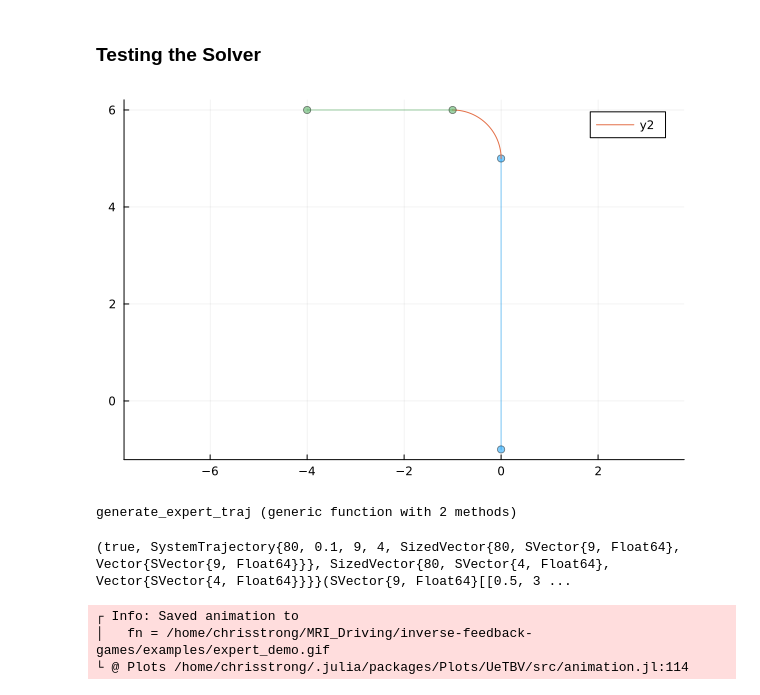
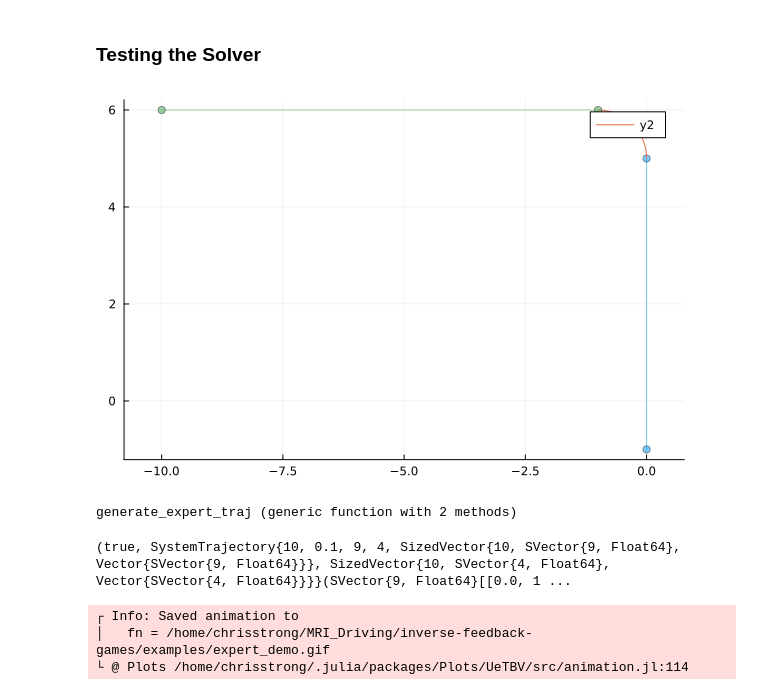
Before and after one commit to jamesjingqili/inverse-feedback-games, a Jupyter notebook: examples/turning.ipynb, the cells around one changed output. Saved outputs shown, nothing was run; the diff lists cells and outputs as text; code cells hidden in the pictures.

```diff
--- a/examples/turning.ipynb
+++ b/examples/turning.ipynb
@@ -328,18 +328,18 @@ plot!(legend=false)
 # %%
 # trajectory to try to get it to track
 plot()
 line_segment_1 = LineSegment([0., -1], [0., 5])
 curve_1 = Arc([-1., 5], 1., 0., pi/2, false)
-line_segment_2 = LineSegment([-1., 6], [-4., 6])
+line_segment_2 = LineSegment([-1., 6], [-10., 6])
 # turn right
 curve_2 = Arc([-2., 2], 1., 3*pi/2, pi/2, true)
 # trajectory = ListTrajectoryPlan([line_segment_1, curve_1, line_segment_2, curve_2])
 trajectory = ListTrajectoryPlan([line_segment_1, curve_1, line_segment_2])
 
 visualize(trajectory)
 plot!(aspect_ratio=:equal)
 # %% [output]
-[figure, old version]
+[figure, new version]
 # %%
 include("../src/diff_solver.jl")
 include("../src/experiment_utils.jl") # NOTICE!! Many functions are defined there.
@@ -347,7 +347,7 @@ include("../src/experiment_utils.jl") # NOTICE!! Many functions are defined ther
 generate_expert_traj (generic function with 2 methods)
 # %%
 # parametes: number of states, number of inputs, sampling time, horizon
-nx, nu, ΔT, game_horizon = 9, 4, 0.1, 80
+nx, nu, ΔT, game_horizon = 9, 4, 0.1, 10
 struct DoubleUnicycle <: ControlSystem{ΔT,nx,nu} end
 
 # setup the dynamics
@@ -383,7 +383,7 @@ end
 
 function wrapper_fcn(point)
     dist_along_curve, dist_from_curve, _ = project_frenet_coordinates(point, trajectory)
-    return dist_from_curve
+    return [dist_along_curve, dist_from_curve]
 end
 
 arc = Arc([-9., 0.], 10., 0., pi/2, false)
@@ -394,22 +394,22 @@ function ego_vehicle_cost(g, x, u, t)
     ego_x, ego_y, ego_phi, ego_v = x[1:4]
     other_x, other_y, other_phi, other_v = x[5:8]
     desired_x = x[9]
-    ego_distance_from_curve = wrapper_fcn([ego_x, ego_y])
+    ego_distance_along_curve, ego_distance_from_curve = wrapper_fcn([ego_x, ego_y])
 
-    return 30.0 * ego_distance_from_curve^2 + (ego_v - 1)^2 + 1.0 * (u[1]^2 + u[2]^2)
+    distance_between_vehicles = norm([ego_x, ego_y] - [other_x, other_y])
+    distance_penalty = relu(0.5 - distance_between_vehicles)^2
 
-    #return (ego_v - 1)^2 + 10 * (ego_phi - pi)^2 + 5.0 * (u[1]^2 + u[2]^2)
+    return -1 * ego_distance_along_curve + 30.0 * ego_distance_from_curve^2 + 10 * (ego_v - 2)^2 + 1.0 * (u[1]^2 + u[2]^2) + 100*distance_penalty
 end
 
 function other_vehicle_cost(g, x, u, t)
-    #return 8*(x[5])^2 + 2*(u[3]^2 + u[4]^2)
-
     ego_x, ego_y, ego_phi, ego_v = x[1:4]
     other_x, other_y, other_phi, other_v = x[5:8]
     desired_x = x[9]
+    # other_distance_along_curve, other_distance_from_curve = wrapper_fcn([other_x, other_y])
 
-    return (other_v - 1)^2 + 8*(other_x - desired_x)^2 + 2*(u[3]^2 + u[4]^2)
-
+    return 10 * (other_v - 1)^2 + 100 * (u[3]^2 + u[4]^2)
+    #return 30.0 * other_distance_from_curve^2 + 10 * (other_v - 0.0)^2 + 1.0 * (u[3]^2 + u[4]^2)
 end
 
 costs = (FunctionPlayerCost(ego_vehicle_cost), FunctionPlayerCost(other_vehicle_cost))
@@ -419,17 +419,16 @@ player_inputs = (SVector(1,2), SVector(3,4))
 # the horizon of the game
 g = GeneralGame(game_horizon, player_inputs, dynamics, costs)
 
-
 # get a solver, choose initial conditions and solve (in about 9 ms with AD)
 ego_x_0 = 0.5
 
-x0 = SVector(0.5, 3.0, pi/2, 1,       1, 0, pi/2, 1,         0.2)
+x0 = SVector(0.0, 1, pi/2, 1,       0.0, 3, pi/2, 1,         0.2)
 
 # if we want to solve an LQ game, then consider running the following 2 lines of codes:
 solver = iLQSolver(g, max_scale_backtrack=5, max_elwise_diff_step=Inf, equilibrium_type="FBNE")
 c, expert_traj, strategies = solve(g, solver, x0)
 # %% [output]
-(true, SystemTrajectory{80, 0.1, 9, 4, SizedVector{80, SVector{9, Float64}, Vector{SVector{9, Float64}}}, SizedVector{80, SVector{4, Float64}, Vector{SVector{4, Float64}}}}(SVector{9, Float64}[[0.5, 3 ...
+(true, SystemTrajectory{10, 0.1, 9, 4, SizedVector{10, SVector{9, Float64}, Vector{SVector{9, Float64}}}, SizedVector{10, SVector{4, Float64}, Vector{SVector{4, Float64}}}}(SVector{9, Float64}[[0.0, 1 ...
 # %%
 
 
```
Also changed, not shown: parts of 1 cell of this notebook.
